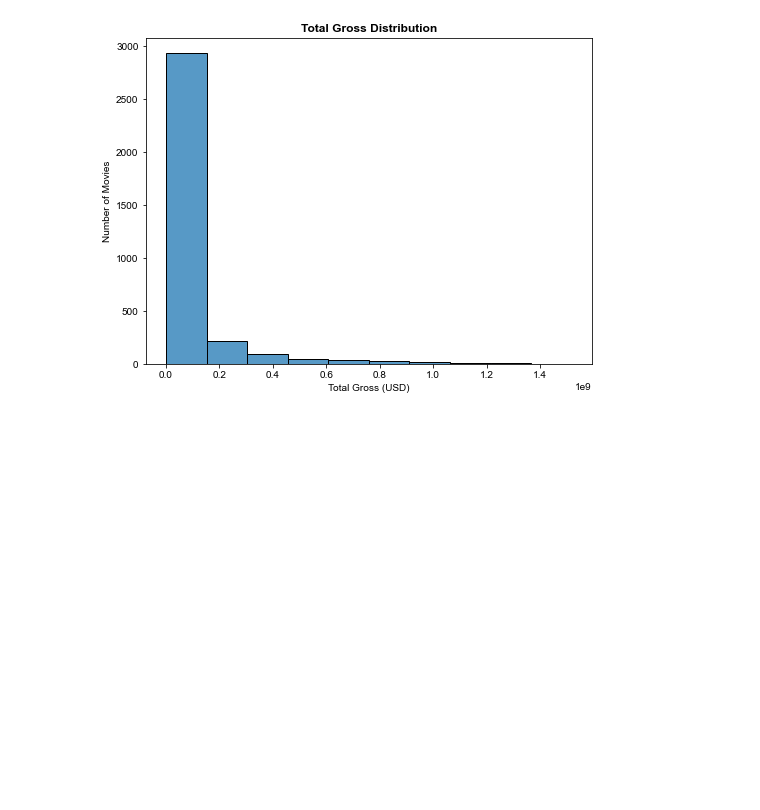
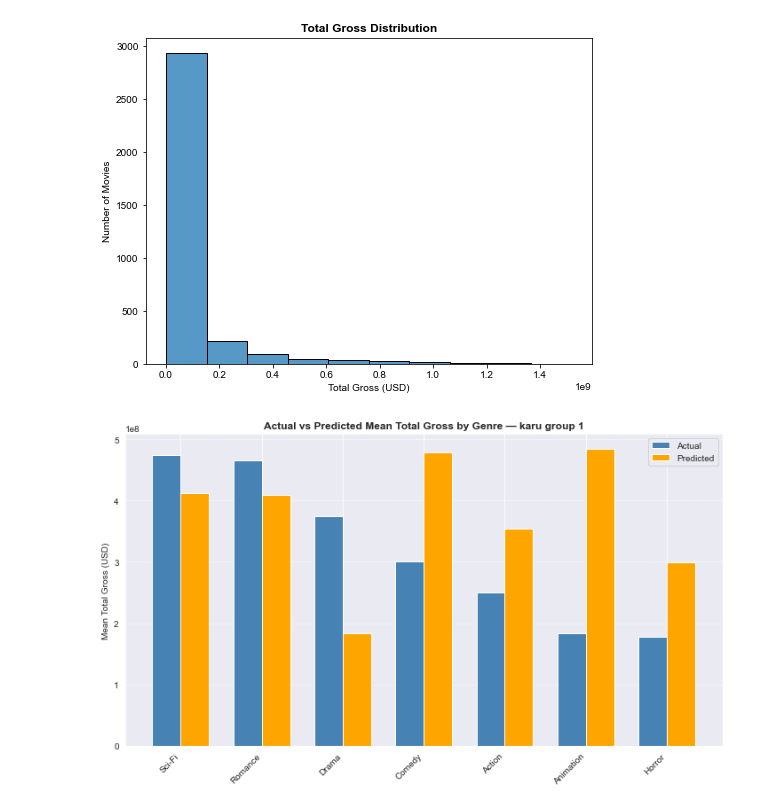
Before and after one commit to sheillamacharia/movie-financial-performance-analysis, a Jupyter notebook: Notebook/Benard.ipynb, the cells around one changed output. Drawn from its saved outputs; the diff is of its cells as text; code cells hidden in the pictures; blank space fills up the shorter version.

Commit message:
visualisation

```diff
--- a/Notebook/Benard.ipynb
+++ b/Notebook/Benard.ipynb
@@ -169,3 +168,45 @@ plt.ylabel('Number of Movies')
 plt.show()
 # %% [output]
 [figure]
+# %%
+import pandas as pd
+import numpy as np
+import matplotlib.pyplot as plt
+
+# --- Step 1: Create sample genre data ---
+np.random.seed(42)
+
+genre_summary = pd.DataFrame({
+    'genres': ['Action', 'Drama', 'Comedy', 'Horror', 'Sci-Fi', 'Romance', 'Animation'],
+    'actual_total_gross': np.random.randint(50_000_000, 500_000_000, 7),
+    'predicted_total_gross': np.random.randint(50_000_000, 500_000_000, 7)
+})
+
+# --- Step 2: Sort genres by actual gross for clarity ---
+genre_summary_sorted = genre_summary.sort_values('actual_total_gross', ascending=False)
+
+# --- Step 3: Define bar positions ---
+x = np.arange(len(genre_summary_sorted))
+width = 0.35
+
+# --- Step 4: Extract actual and predicted values ---
+actual = genre_summary_sorted['actual_total_gross']
+predicted = genre_summary_sorted['predicted_total_gross']
+
+# --- Step 5: Create side-by-side bar chart ---
+plt.figure(figsize=(10, 6))
+plt.bar(x - width/2, actual, width, label='Actual', color='steelblue')
+plt.bar(x + width/2, predicted, width, label='Predicted', color='orange')
+
+# --- Step 6: Style and label the chart ---
+plt.xticks(x, genre_summary_sorted['genres'], rotation=45, ha='right')
+plt.ylabel('Mean Total Gross (USD)')
+plt.title('Actual vs Predicted Mean Total Gross by Genre — karu group 1', weight='bold')
+plt.legend()
+plt.tight_layout()
+plt.grid(True, axis='y', linestyle='--', alpha=0.7)
+
+# --- Step 7: Show plot ---
+plt.show()
+# %% [output]
+[figure, added]
```
Also changed, not shown: parts of 2 cells of this notebook.
